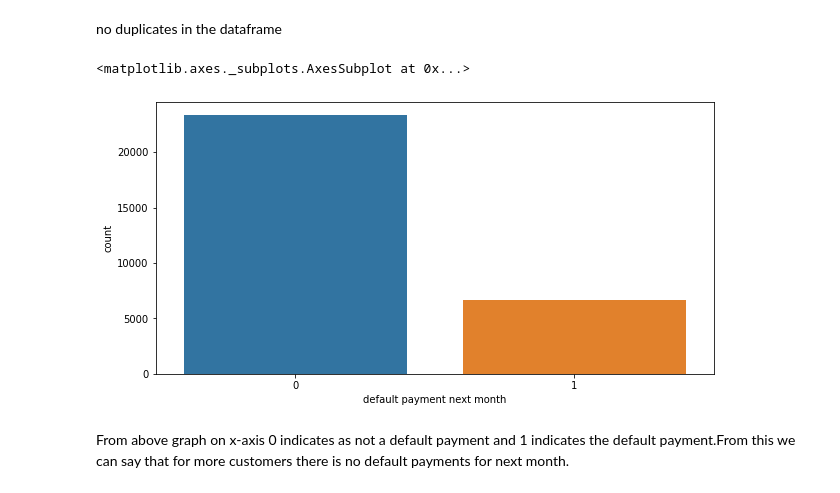
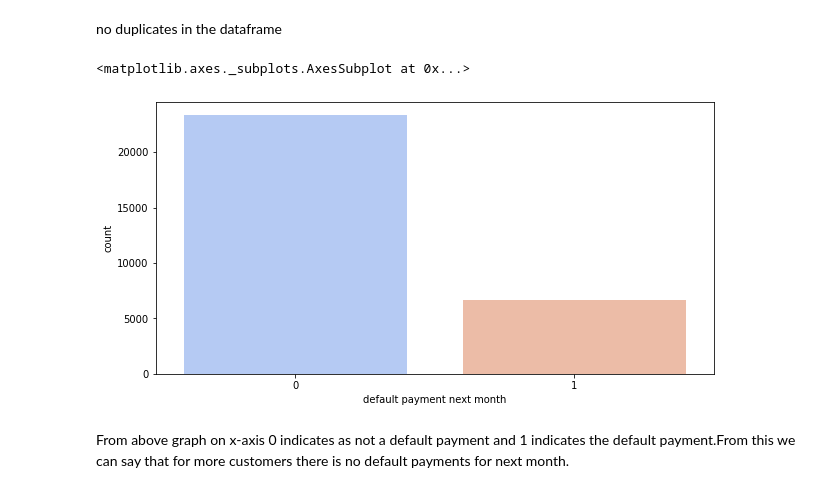
Before and after one commit to PratibhaSanganmath/Credit-Card-Default-Prediction, a Jupyter notebook: Copy_of_Credit_Card_Default_Prediction_Capstone_Project.ipynb, the cells around one changed output. Saved outputs shown, nothing was run; the diff lists cells and outputs as text; code cells hidden in the pictures.

```diff
--- a/Copy_of_Credit_Card_Default_Prediction_Capstone_Project.ipynb
+++ b/Copy_of_Credit_Card_Default_Prediction_Capstone_Project.ipynb
@@ -203,10 +195,10 @@ len(df[df.duplicated()]) #total no. of duplicates in the dataframe
 no duplicates in the dataframe
 # %%
 plt.figure(figsize=(10,5))
-sns.countplot(x = 'default payment next month', data = df)
+sns.countplot(x = 'default payment next month',palette = 'coolwarm', data = df)
 # %% [output]
 <matplotlib.axes._subplots.AxesSubplot at 0x...>
-[figure, old version]
+[figure, new version]
 # %% [markdown]
 From above graph on x-axis 0 indicates as not a default payment and 1 indicates the default payment.From this we can say that for more customers there is no default payments for next month.
 # %%
```
Also changed, not shown: parts of 19 cells of this notebook.
